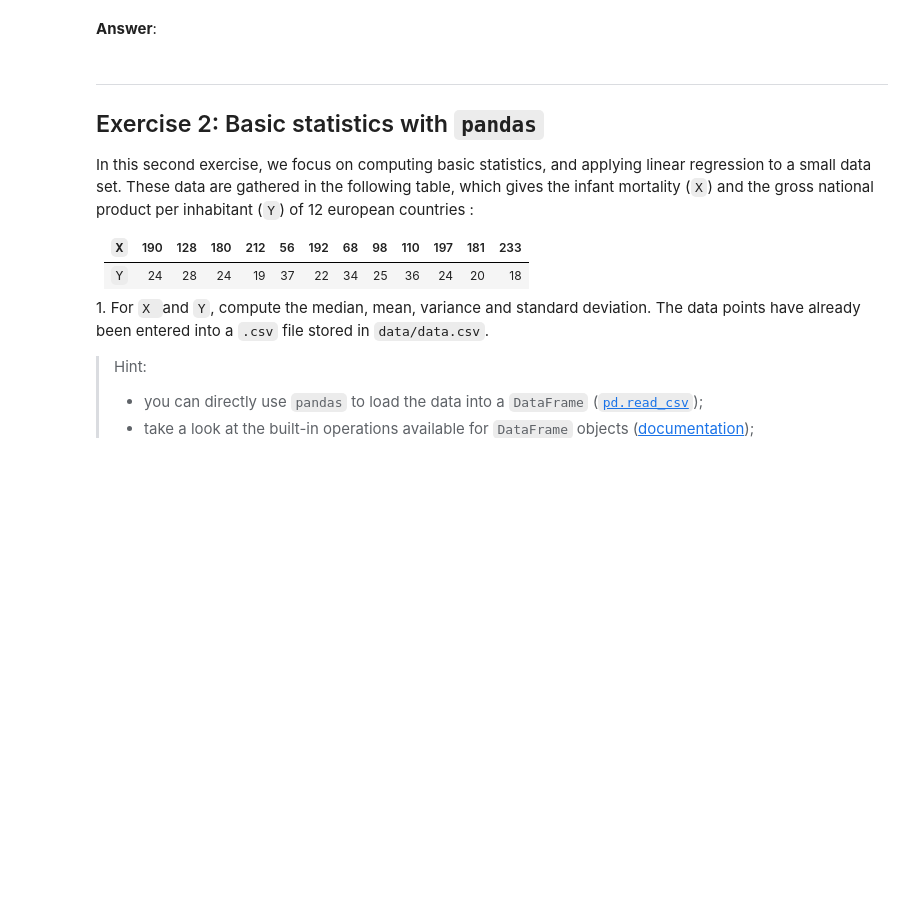
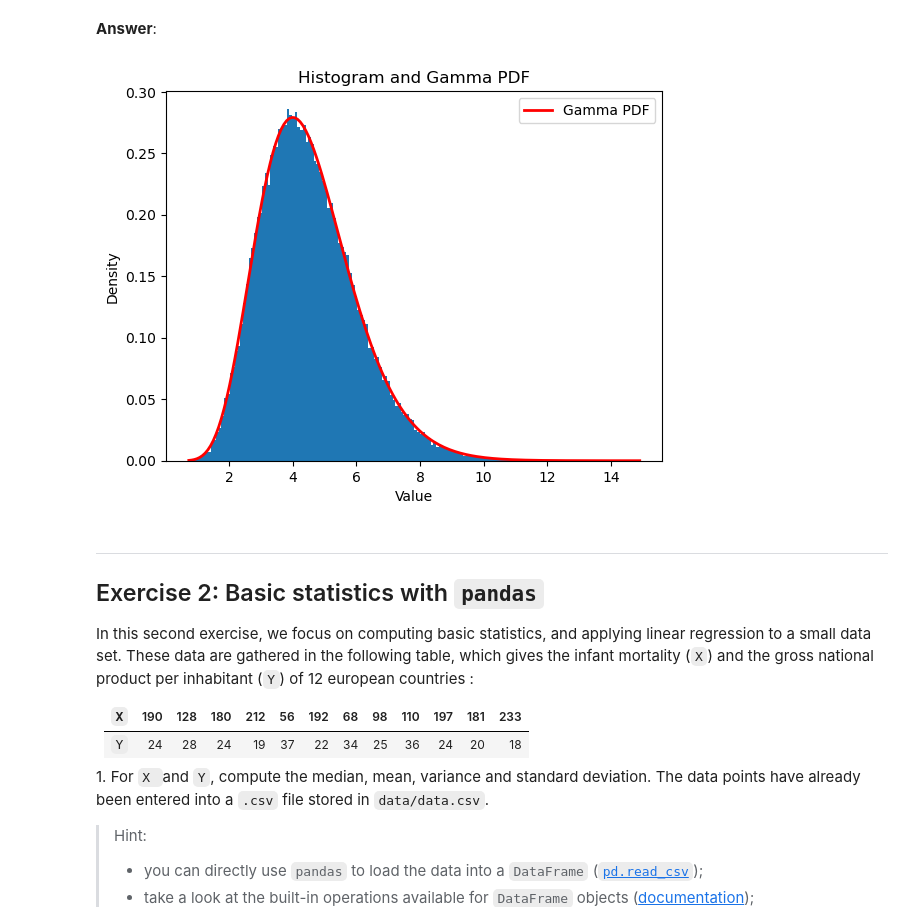
Before and after one commit to jkjky/python_sdia, a Jupyter notebook: Labs/Lab2/lab2.ipynb, the cells around one changed output. Cells and saved outputs as stored; diff of their text form; code cells hidden in the pictures; blank space fills up the shorter version.

```diff
--- a/Labs/Lab2/lab2.ipynb
+++ b/Labs/Lab2/lab2.ipynb
@@ -64,3 +62,8 @@ n
+# %%
+import numpy as np
+alpha, beta = 9, 0.5
+samples = np.random.gamma(alpha, beta, 100000)
+np.save("samples.npy", samples)
 # %% [markdown]
 3\. Estimate an histogram of this distribution for a well chosen set of bins, and display it.
 > Warnings:
@@ -82,3 +96,18 @@ n
+# %%
+counts, edges, patches = plt.hist(samples, bins='auto', density=True)
+length = len(edges)
+points = np.linspace(edges[0], edges[-1], length)
+
+from scipy.stats import gamma
+pdf = gamma.pdf(points, a=alpha, scale=beta)
+plt.plot(points, pdf, 'r-', lw=2, label='Gamma PDF')
+plt.xlabel('Value')
+plt.ylabel('Density')
+plt.title('Histogram and Gamma PDF')
+plt.legend()
+plt.show()
+# %% [output]
+[figure, added]
 # %% [markdown]
 ---
 ## <a name="ex2">Exercise 2: Basic statistics with `pandas`</a>
```
Also changed, not shown: parts of 4 cells of this notebook, 1 other file.
